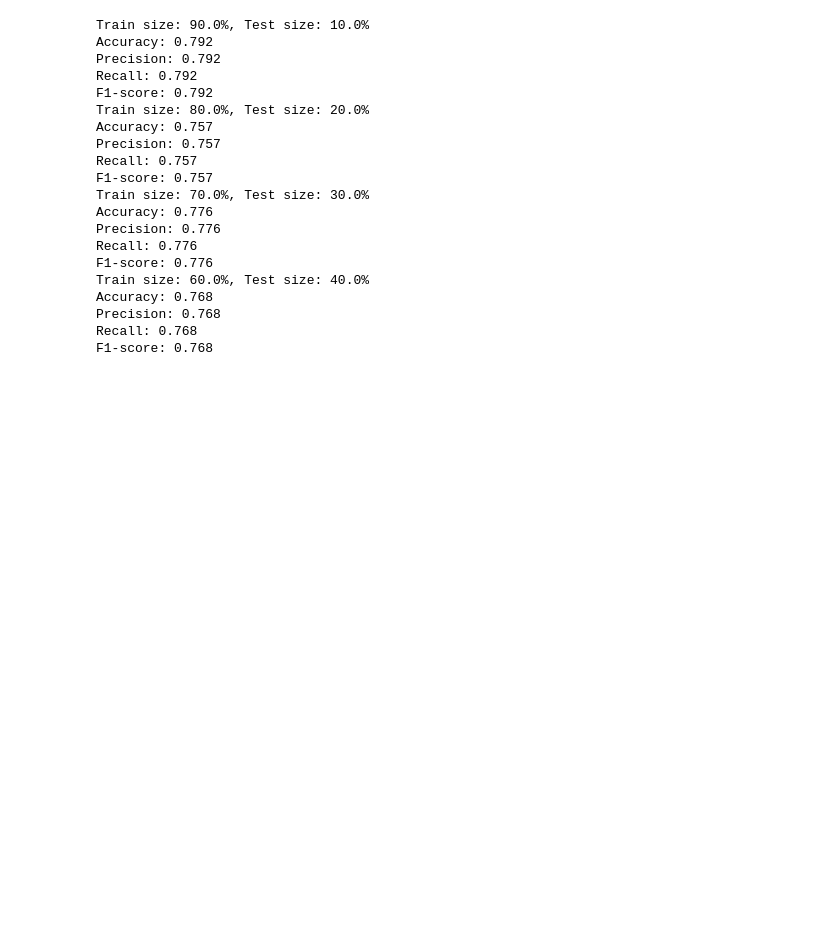
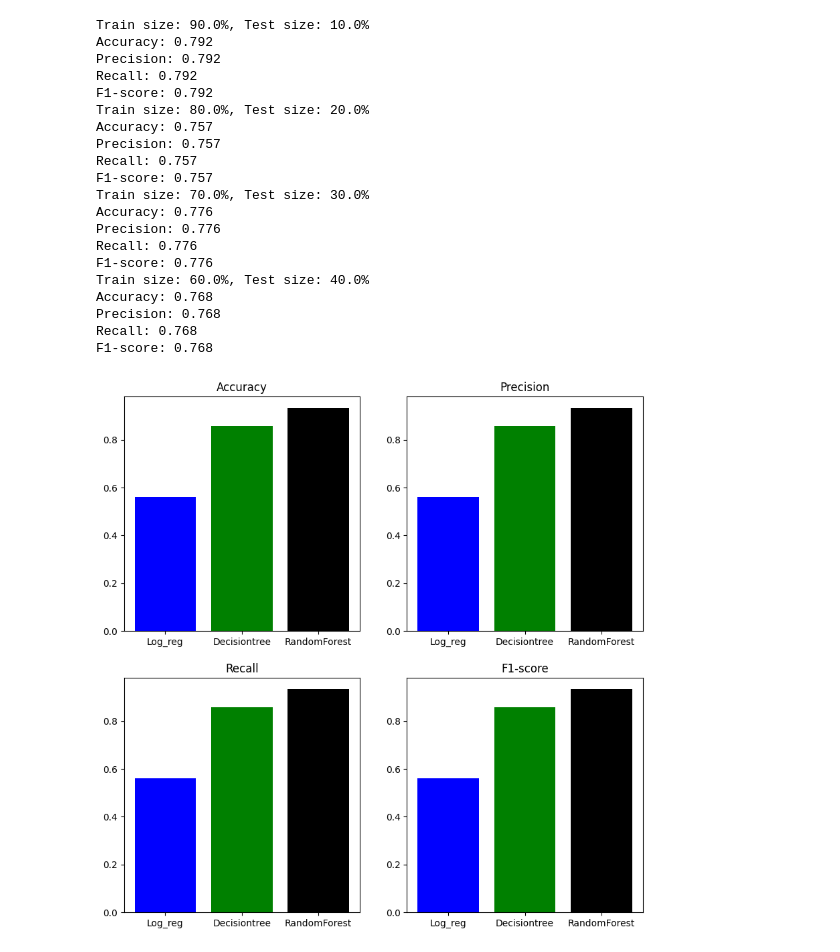
Before and after one commit to KacperUrban/Machine-learning-course, a Jupyter notebook: Second_Part/Projekt_nr_2.ipynb, the cells around one changed output. Cells and saved outputs as stored; diff of their text form; code cells hidden in the pictures; blank space fills up the shorter version.

```diff
--- a/Second_Part/Projekt_nr_2.ipynb
+++ b/Second_Part/Projekt_nr_2.ipynb
@@ -615,3 +658,7 @@ Accuracy: 0.768
 Precision: 0.768
 Recall: 0.768
 F1-score: 0.768
+# %%
+plot_models_metrics(X, y)
+# %% [output]
+[figure, added]
```
Also changed, not shown: parts of 4 cells of this notebook.
